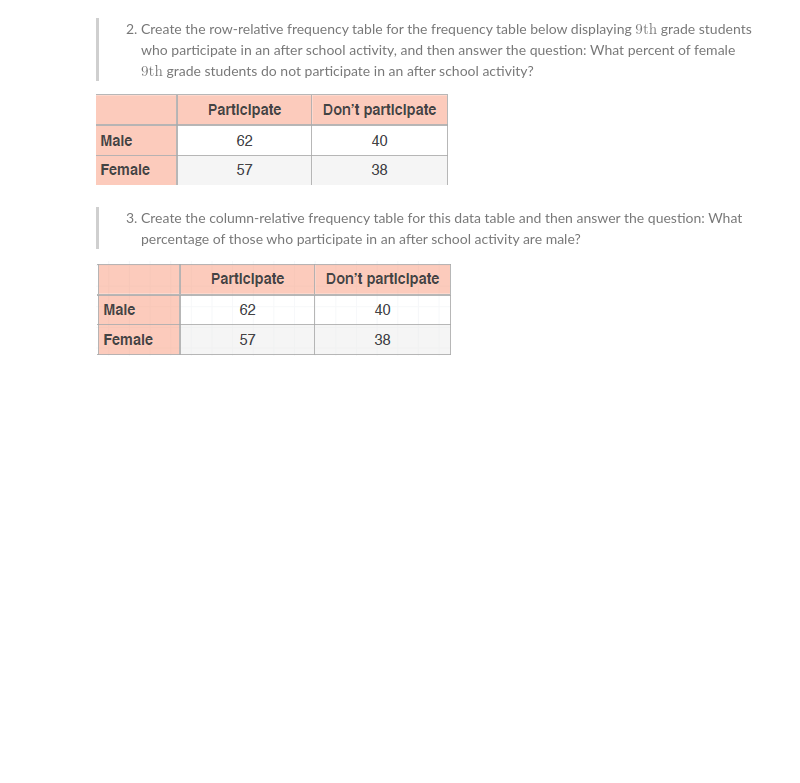
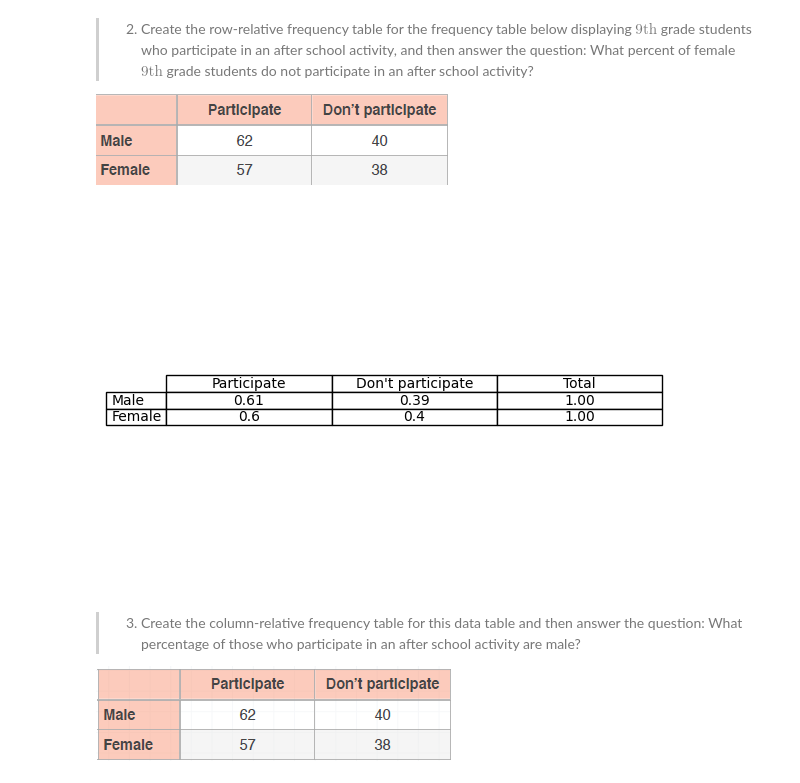
Before and after one commit to acasasis-dev/become-a-probability-n-statistics-master, a Jupyter notebook: bonus/section-02-visualizing-data/exercise-07-relative-frequency-tables-n-dot-plots.ipynb, the cells around one changed output. Drawn from its saved outputs; the diff is of its cells as text; code cells hidden in the pictures; blank space fills up the shorter version.

```diff
--- a/bonus/section-02-visualizing-data/exercise-07-relative-frequency-tables-n-dot-plots.ipynb
+++ b/bonus/section-02-visualizing-data/exercise-07-relative-frequency-tables-n-dot-plots.ipynb
@@ -13,6 +42,28 @@ and then answer the question: What percent of female $9\text{th}$ grade students
 do not participate in an after school activity?
 
 ![image.png](attachment:image.png)
+# %%
+columns = ['Participate', 'Don\'t participate', 'Total']
+rows = ['Male', 'Female']
+data = [
+	[0.61, 0.39, '1.00'],
+	[0.6, 0.4, '1.00'],
+]
+
+fig, ax = plt.subplots()
+ax.axis('off')
+
+table = plt.table(
+	colLabels=columns,
+	rowLabels=rows,
+	cellText=data,
+	loc='center',
+	cellLoc='center',
+)
+
+plt.show()
+# %% [output]
+[figure, added]
 # %% [markdown]
 > 3. Create the column-relative frequency table for this data table and
 then answer the question: What percentage of those who participate in an
```
Also changed, not shown: parts of 4 cells of this notebook.
